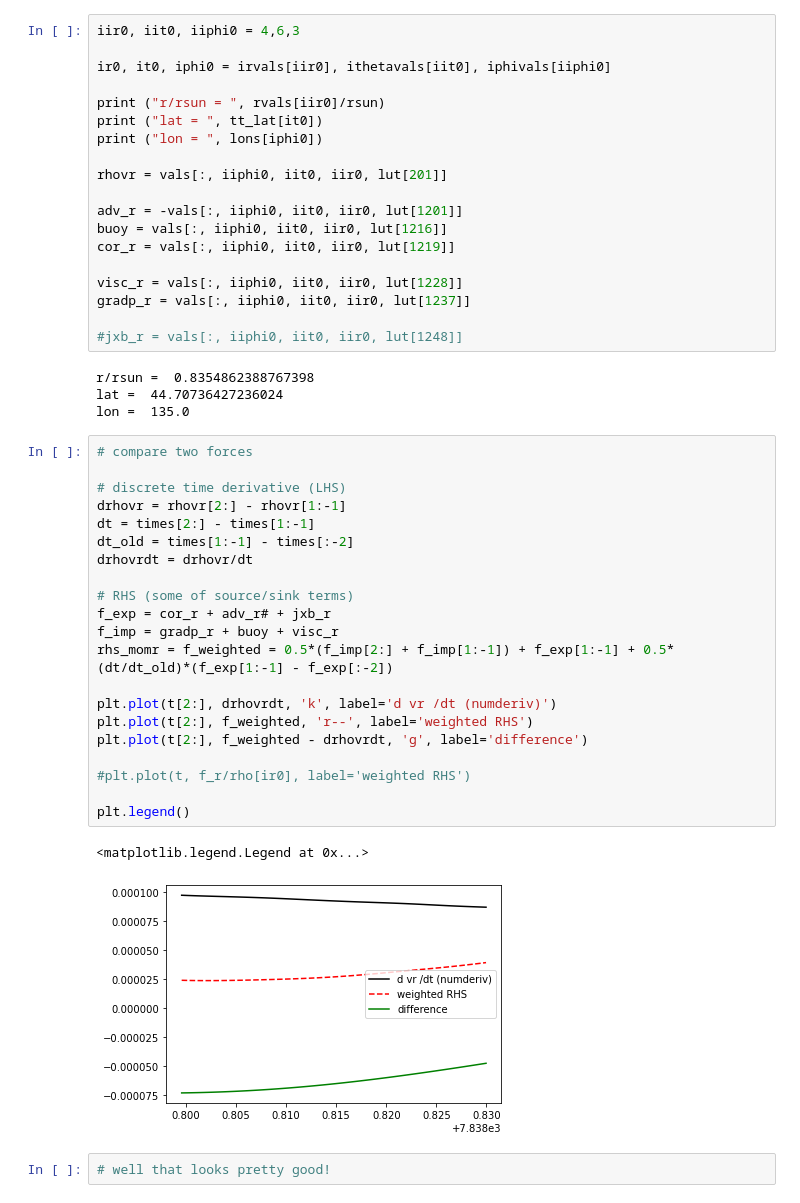
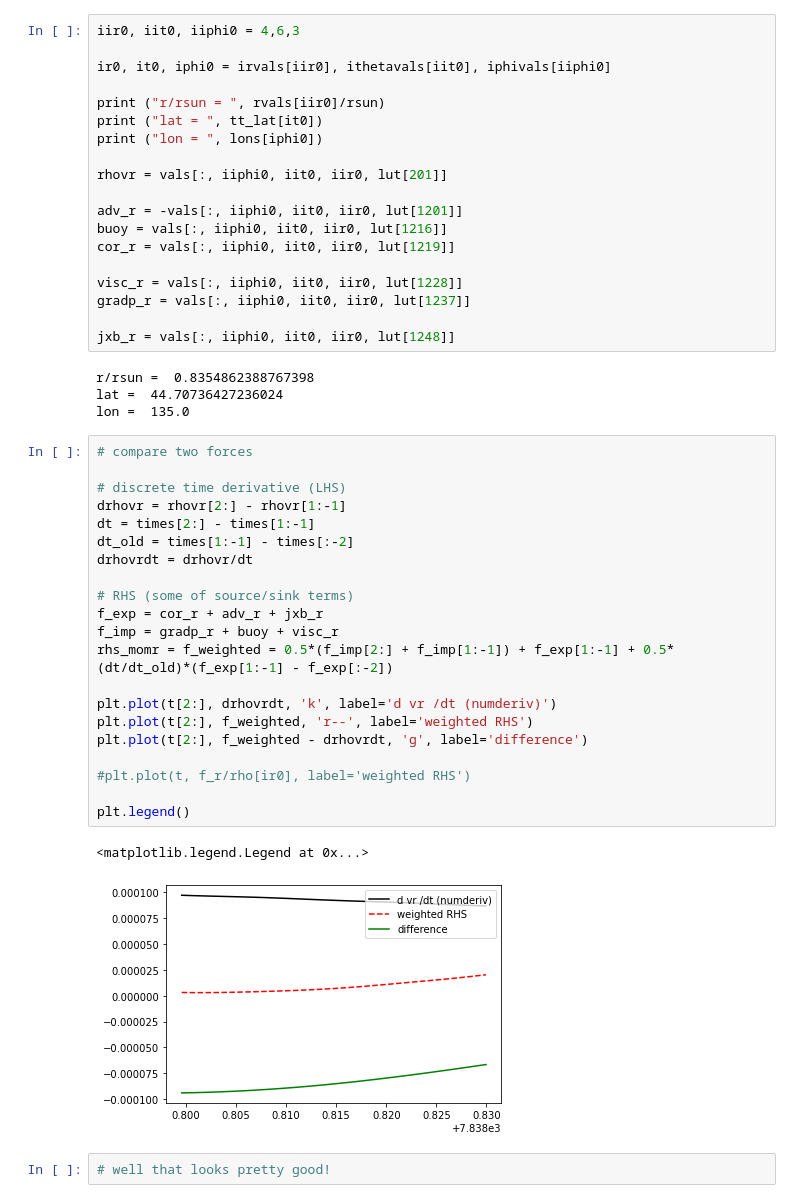
Before and after one commit to illorenzo7/rayleigh_utils, a Jupyter notebook: test_equations/momentum_mhd.ipynb, the cells around one changed output. Cells and saved outputs as stored; diff of their text form.

```diff
--- a/test_equations/momentum_mhd.ipynb
+++ b/test_equations/momentum_mhd.ipynb
@@ -110,7 +110,7 @@ cor_r = vals[:, iiphi0, iit0, iir0, lut[1219]]
 visc_r = vals[:, iiphi0, iit0, iir0, lut[1228]]
 gradp_r = vals[:, iiphi0, iit0, iir0, lut[1237]]
 
-#jxb_r = vals[:, iiphi0, iit0, iir0, lut[1248]]
+jxb_r = vals[:, iiphi0, iit0, iir0, lut[1248]]
 # %% [output]
 r/rsun =  0.8354862388767398
 lat =  44.70736427236024
@@ -118,27 +118,27 @@ lon =  135.0
 # %%
 # compare two forces
 
 # discrete time derivative (LHS)
 drhovr = rhovr[2:] - rhovr[1:-1]
 dt = times[2:] - times[1:-1]
 dt_old = times[1:-1] - times[:-2]
 drhovrdt = drhovr/dt
 
 # RHS (some of source/sink terms)
-f_exp = cor_r + adv_r# + jxb_r
+f_exp = cor_r + adv_r + jxb_r
 f_imp = gradp_r + buoy + visc_r
 rhs_momr = f_weighted = 0.5*(f_imp[2:] + f_imp[1:-1]) + f_exp[1:-1] + 0.5*(dt/dt_old)*(f_exp[1:-1] - f_exp[:-2])
 
 plt.plot(t[2:], drhovrdt, 'k', label='d vr /dt (numderiv)')
 plt.plot(t[2:], f_weighted, 'r--', label='weighted RHS')
 plt.plot(t[2:], f_weighted - drhovrdt, 'g', label='difference')
 
 #plt.plot(t, f_r/rho[ir0], label='weighted RHS')
 
 plt.legend()
 # %% [output]
 <matplotlib.legend.Legend at 0x...>
-[figure, old version]
+[figure, new version]
 # %%
 # well that looks pretty good!
 # %%
```
Also changed, not shown: parts of 9 cells of this notebook.
